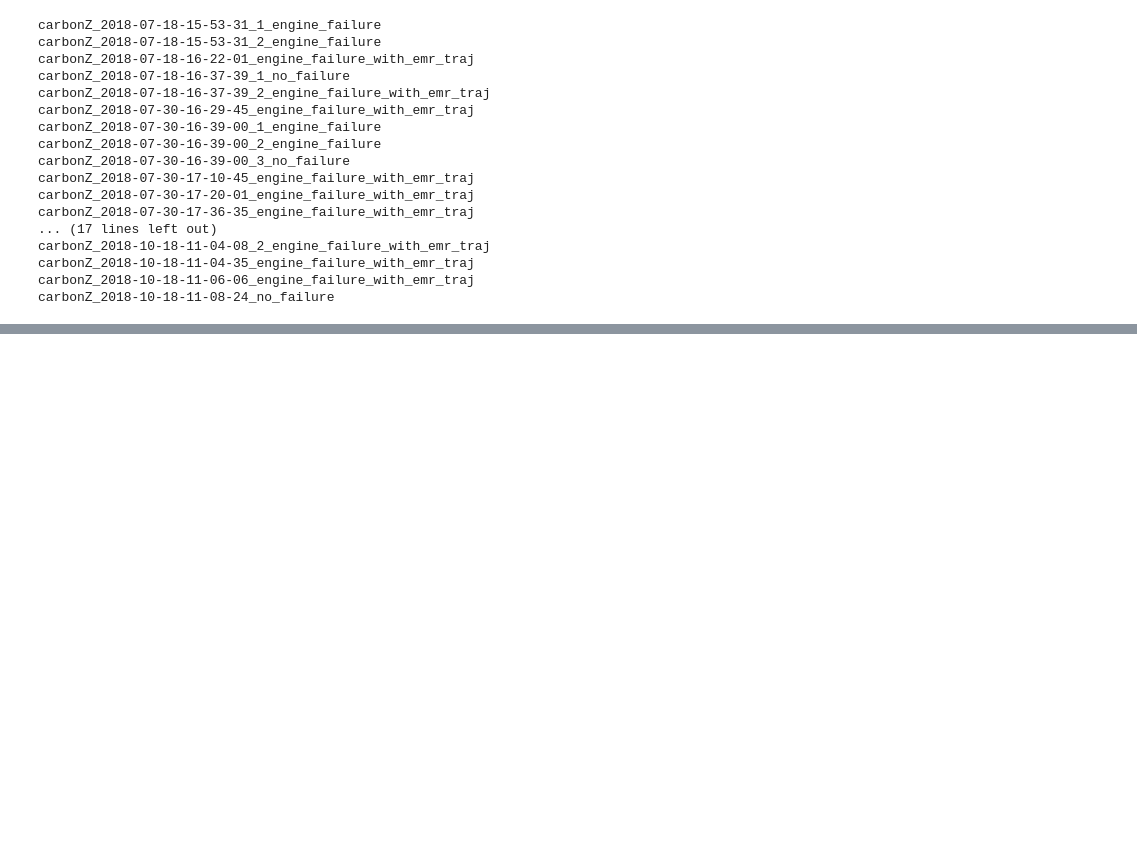
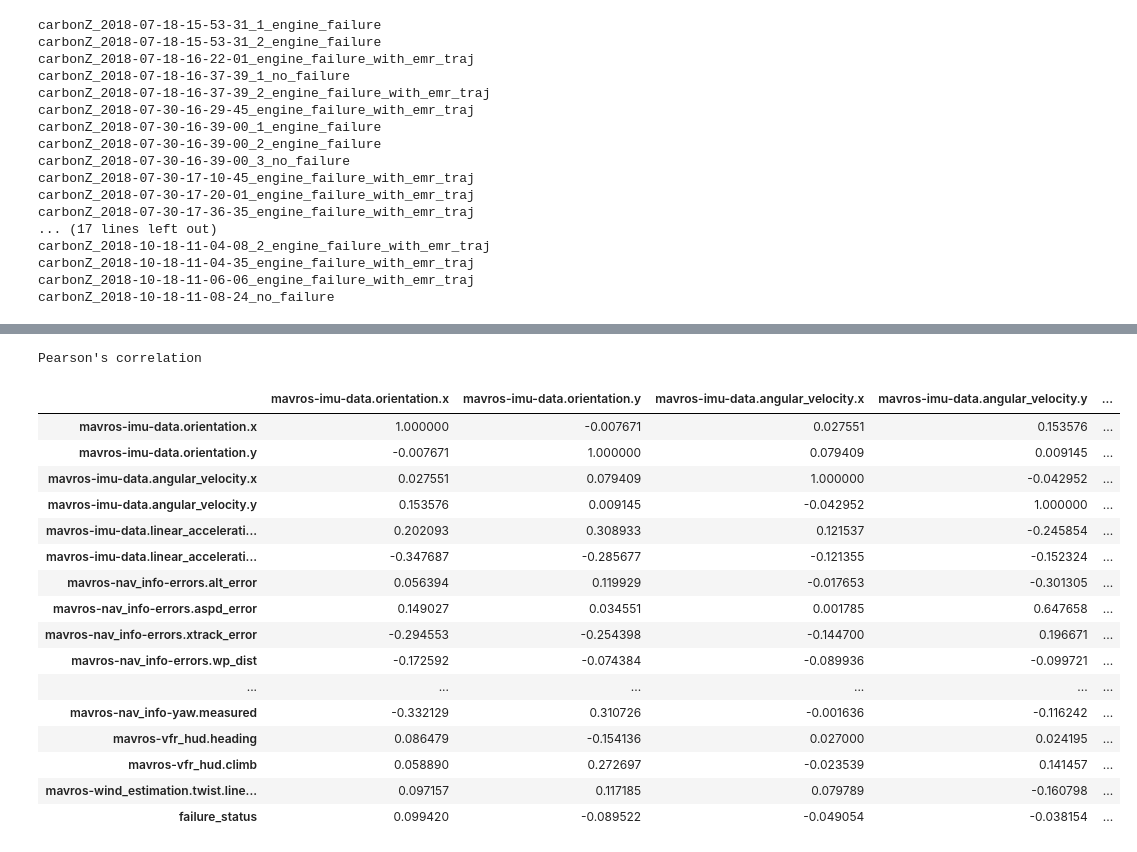
Before and after one commit to shamilnabiyev/alfa-uav-fault-detection, a Jupyter notebook: data-processing.ipynb, the cells around one changed output, grey strips where cells are left out. Cells and saved outputs as stored; diff of their text form; code cells hidden in the pictures; blank space fills up the shorter version.

```diff
--- a/data-processing.ipynb
+++ b/data-processing.ipynb
@@ -198,0 +290,24 @@ with open(os.path.join("data", "df_dict.pkl"), 'rb') as f:
+# %%
+print("Pearson's correlation")
+
+corr = df_1.corr(method="pearson")
+display(corr.style.background_gradient(cmap='bwr'))
+# %% [output]
+Pearson's correlation
+|  | mavros-imu-data.orientation.x | mavros-imu-data.orientation.y | mavros-imu-data.angular_velocity.x | mavros-imu-data.angular_velocity.y | ... |
+| mavros-imu-data.orientation.x | 1.000000 | -0.007671 | 0.027551 | 0.153576 | ... |
+| mavros-imu-data.orientation.y | -0.007671 | 1.000000 | 0.079409 | 0.009145 | ... |
+| mavros-imu-data.angular_velocity.x | 0.027551 | 0.079409 | 1.000000 | -0.042952 | ... |
+| mavros-imu-data.angular_velocity.y | 0.153576 | 0.009145 | -0.042952 | 1.000000 | ... |
+| mavros-imu-data.linear_accelerati... | 0.202093 | 0.308933 | 0.121537 | -0.245854 | ... |
+| mavros-imu-data.linear_accelerati... | -0.347687 | -0.285677 | -0.121355 | -0.152324 | ... |
+| mavros-nav_info-errors.alt_error | 0.056394 | 0.119929 | -0.017653 | -0.301305 | ... |
+| mavros-nav_info-errors.aspd_error | 0.149027 | 0.034551 | 0.001785 | 0.647658 | ... |
+| mavros-nav_info-errors.xtrack_error | -0.294553 | -0.254398 | -0.144700 | 0.196671 | ... |
+| mavros-nav_info-errors.wp_dist | -0.172592 | -0.074384 | -0.089936 | -0.099721 | ... |
+| ... | ... | ... | ... | ... | ... |
+| mavros-nav_info-yaw.measured | -0.332129 | 0.310726 | -0.001636 | -0.116242 | ... |
+| mavros-vfr_hud.heading | 0.086479 | -0.154136 | 0.027000 | 0.024195 | ... |
+| mavros-vfr_hud.climb | 0.058890 | 0.272697 | -0.023539 | 0.141457 | ... |
+| mavros-wind_estimation.twist.line... | 0.097157 | 0.117185 | 0.079789 | -0.160798 | ... |
+| failure_status | 0.099420 | -0.089522 | -0.049054 | -0.038154 | ... |
```
Also changed, not shown: parts of 26 cells of this notebook.
